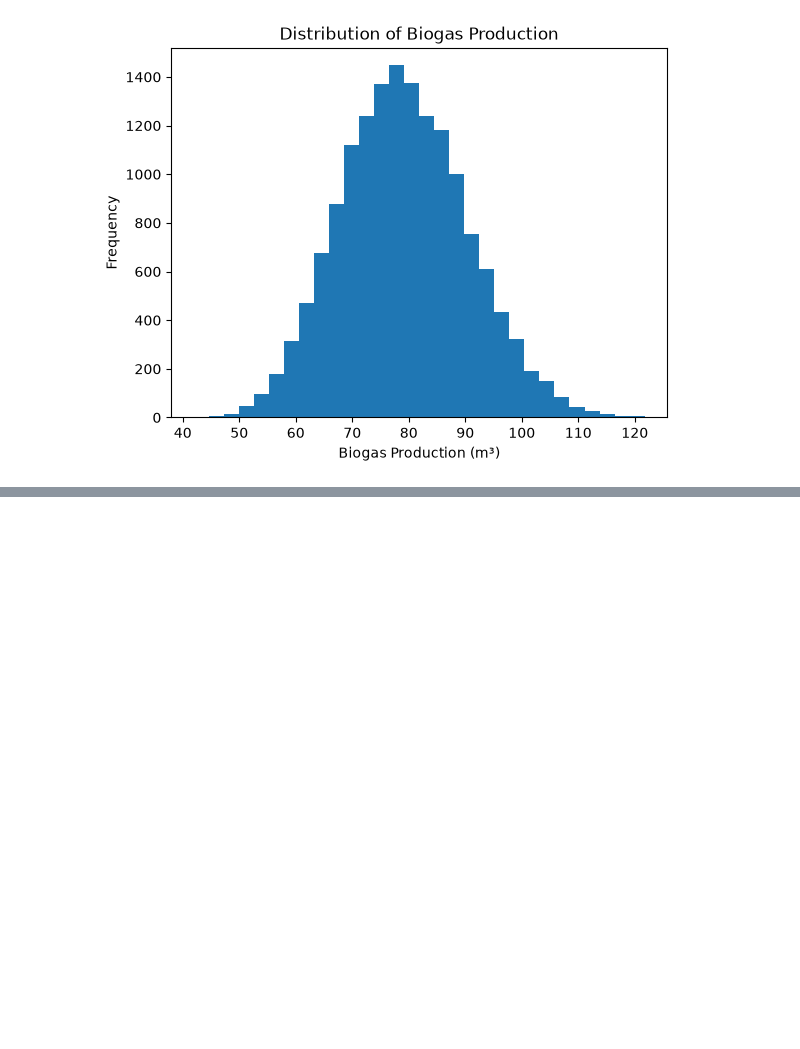
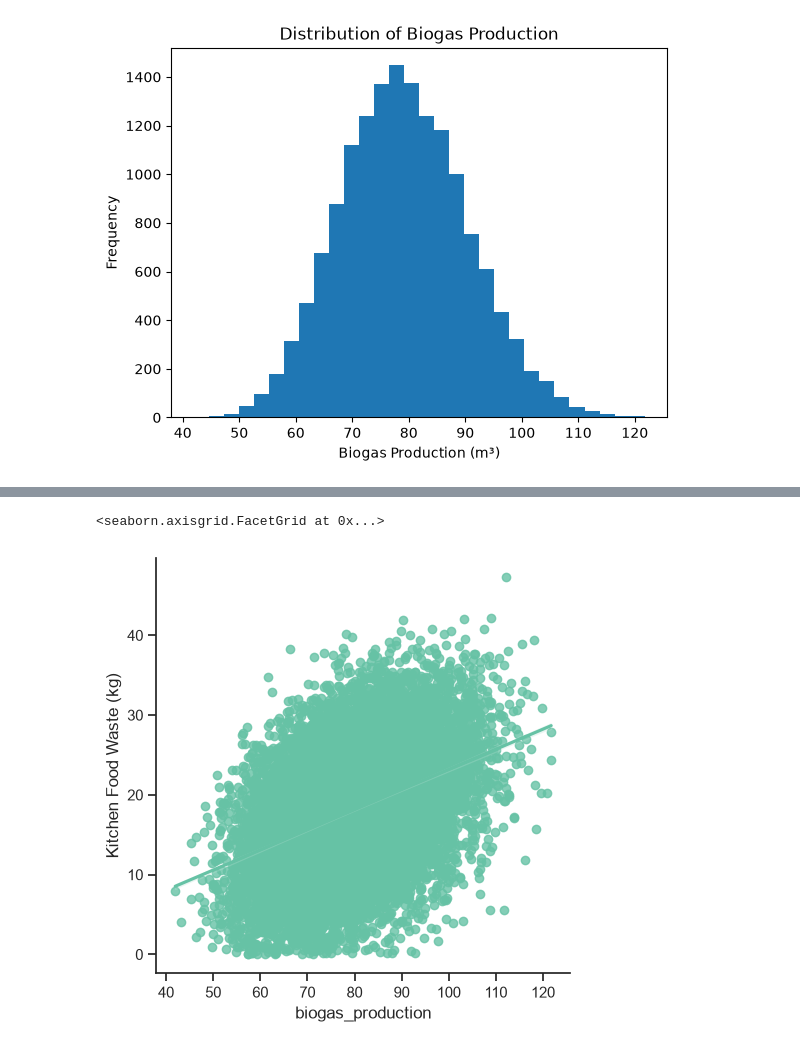
Before and after one commit to hris0077/ml_project, a Jupyter notebook: project.ipynb, the cells around one changed output, grey strips where cells are left out. Saved outputs shown, nothing was run; the diff lists cells and outputs as text; code cells hidden in the pictures; blank space fills up the shorter version.

```diff
--- a/project.ipynb
+++ b/project.ipynb
@@ -234,0 +267,6 @@ The distribution of daily biogas production appears  bell-shaped with a single p
+# %%
+sns.set(style='ticks', palette='Set2')
+sns.lmplot(x="biogas_production", y="Kitchen Food Waste (kg)", data=biogas_data)
+# %% [output]
+<seaborn.axisgrid.FacetGrid at 0x...>
+[figure, added]
```
Also changed, not shown: parts of 17 cells of this notebook.
